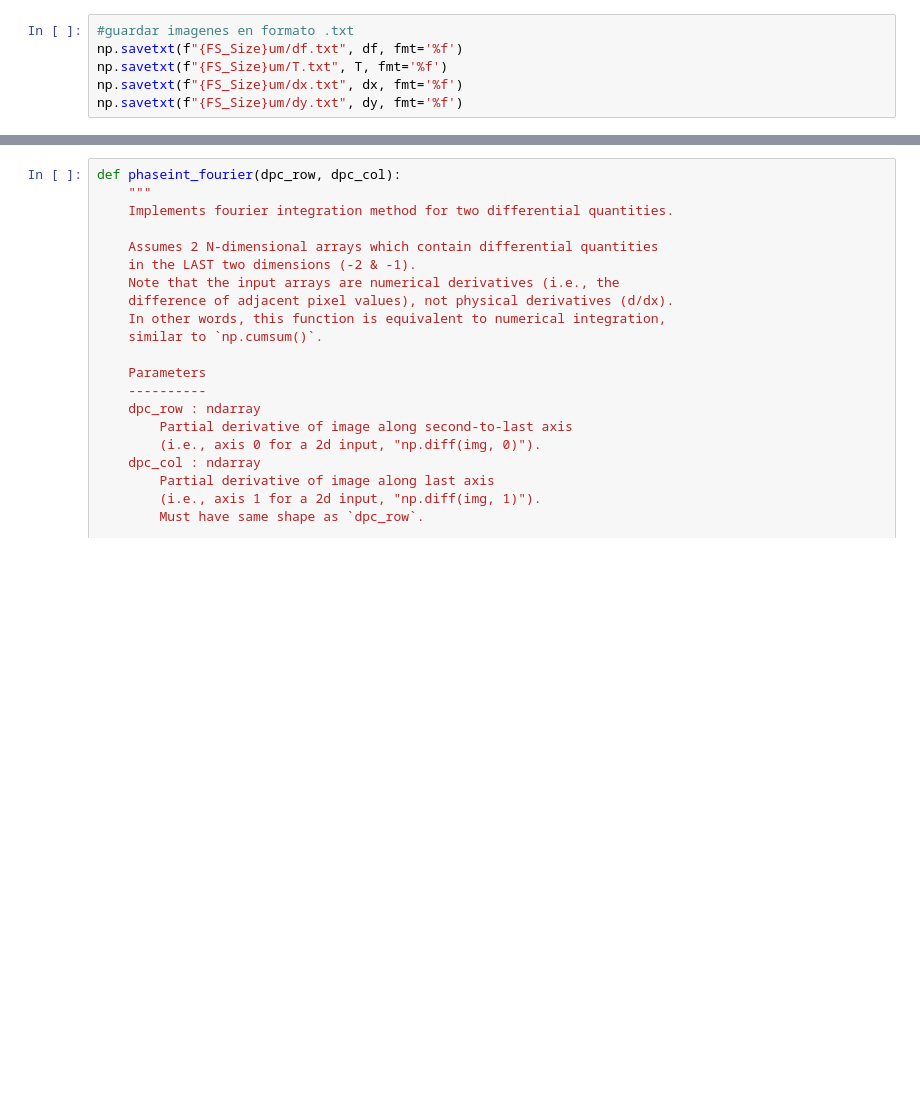
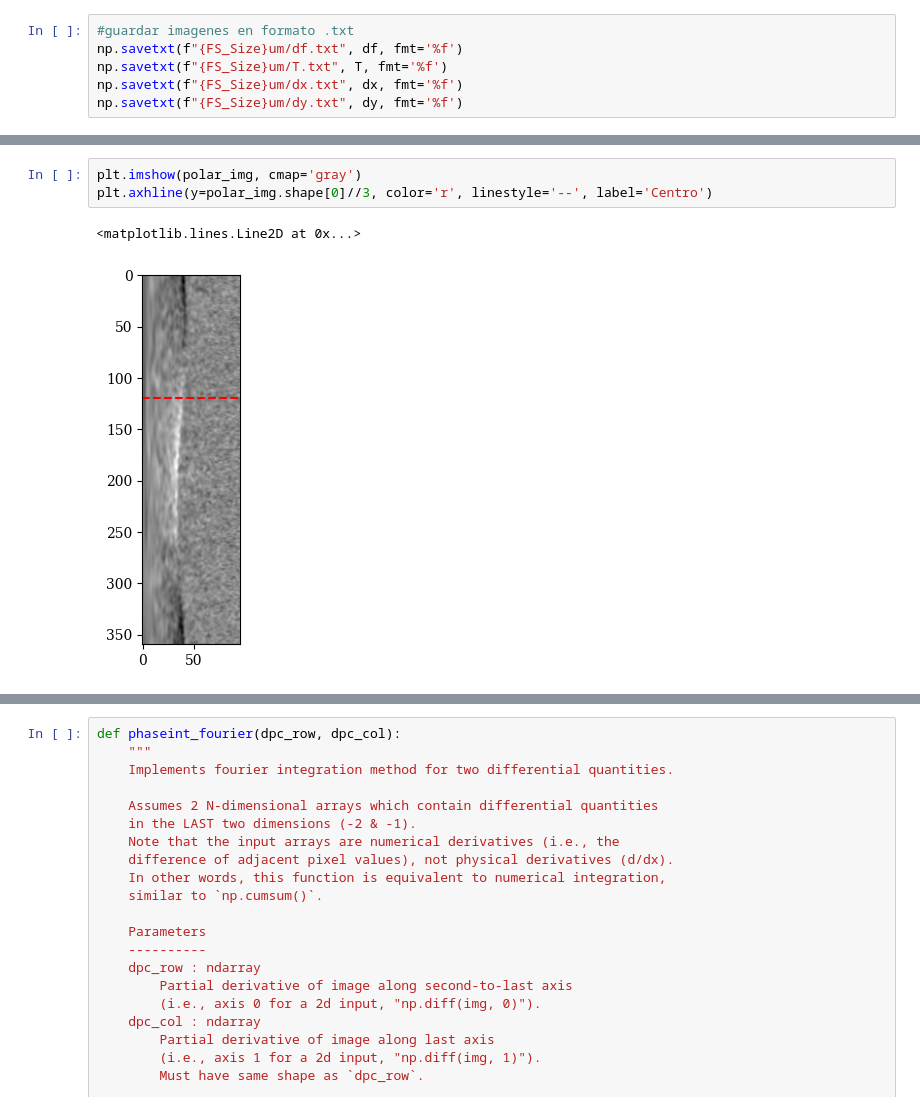
Before and after one commit to roshak1197/FSZ_Study, a Jupyter notebook: read_High.ipynb, the cells around one changed output, grey strips where cells are left out. Cells and saved outputs as stored; diff of their text form; blank space fills up the shorter version.

```diff
--- a/read_High.ipynb
+++ b/read_High.ipynb
@@ -319,3 +308,9 @@ plt.grid()
 plt.show()
 # %% [output]
 [figure]
+# %%
+plt.imshow(polar_img, cmap='gray')
+plt.axhline(y=polar_img.shape[0]//3, color='r', linestyle='--', label='Centro')
+# %% [output]
+<matplotlib.lines.Line2D at 0x...>
+[figure, added]
```
Also changed, not shown: parts of 6 cells of this notebook, 21 other files.
